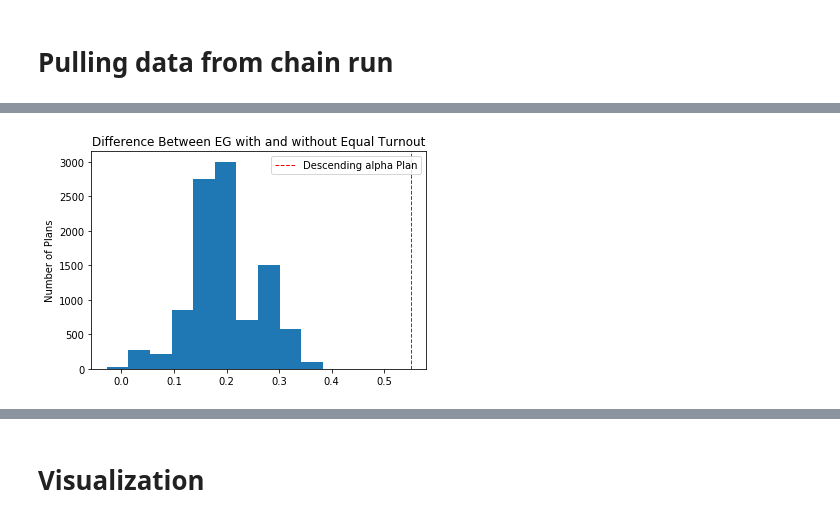
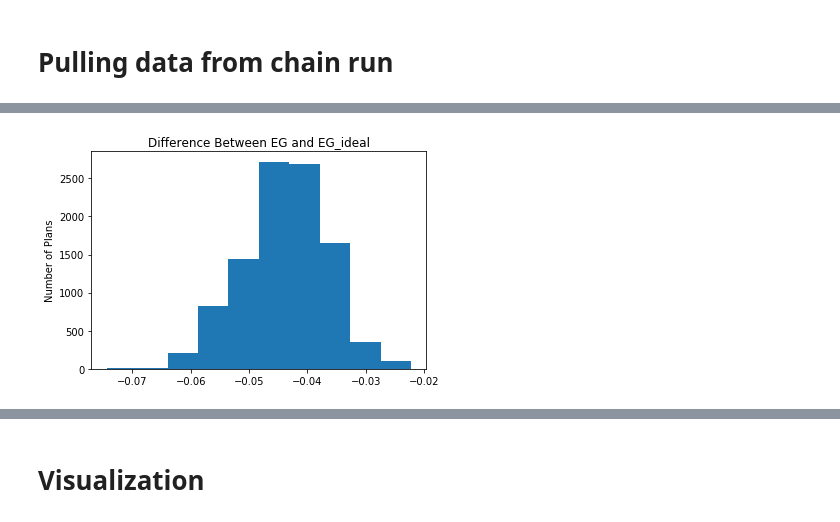
Before and after one commit to vrdi/Partisan-Metrics, a Jupyter notebook: TX_EG/TX_EG_MM.ipynb, the cells around one changed output, grey strips where cells are left out. Drawn from its saved outputs; the diff is of its cells as text; code cells hidden in the pictures.

```diff
--- a/TX_EG/TX_eff_gap.ipynb
+++ b/TX_EG/TX_EG_MM.ipynb
@@ -55,11 +55,6 @@ print(pop_count)
 # %%
 %%time
 num_dist = 36
-
-# Exercise: Compute exact population from your data.
-pop = pop_count
-
-#Updaters I want: seats, EG
 
 my_updaters = {
     "population": updaters.Tally("TOTPOP", alias="population"),
@@ -165,15 +160,2 @@ Wall time: 50 ms
 # %% [markdown]
 # Pulling data from chain run
-# %%
-%%time
-
-seatdata = []
-egdata = []
-t = 0
-
-for step in chain:
-    seatdata.append(step["ELECTION"].wins("republican"))
-    egdata.append(efficiency_gap(step["ELECTION"]))
-    t+=1
-    if t%100 ==0:
-        print(t)
@@ -203,0 +258,10 @@ with open('Ensemble_EG.txt', 'w') as f:
+# %%
+import csv
+test = []
+with open('Ensemble_EG.csv', 'r') as csvfile:
+    reader = csv.reader(csvfile, delimiter=',')
+    for row in reader:
+        test.append(', '.join(row))
+test2 = []
+for i in range(10):
+     test2.append(float(test[i]))
@@ -216,6 +293,6 @@ V = PRES16D_TX/(PRES16R_TX + PRES16D_TX)
 eg_ideal = []
 difference = []
 for i in range(10000):
-    eg_ideal.append(2*V - (36-seatdata[i])/36 - 0.5)
-    difference.append(eg_ideal[i]-egdata[i])
+    eg_ideal.append((seatdata[i])/36 - 2*V + 0.5)
+    difference.append(egdata[i] - eg_ideal[i])
 #Why is eg_ideal usually bigger? Because rho > 1 because dem winning districts have low turnout
@@ -249,9 +318,9 @@ plt.savefig("EG.png", dpi = 1200)
 # %%
 plt.hist(difference)
-plt.axvline(.551, color='red', linestyle='dashed', linewidth=1, label='Descending alpha Plan')
-plt.legend(loc='upper right')
-plt.title('Difference Between EG with and without Equal Turnout')
+#plt.axvline(.551, color='red', linestyle='dashed', linewidth=1, label='Descending alpha Plan')
+#plt.legend(loc='upper right')
+plt.title('Difference Between EG and EG_ideal')
 plt.ylabel('Number of Plans')
 plt.savefig("EG_difference_EG_ideal.png", dpi = 1200)
 # %% [output]
-[figure, old version]
+[figure, new version]
```
Also changed, not shown: parts of 14 cells of this notebook, 14 other files.
